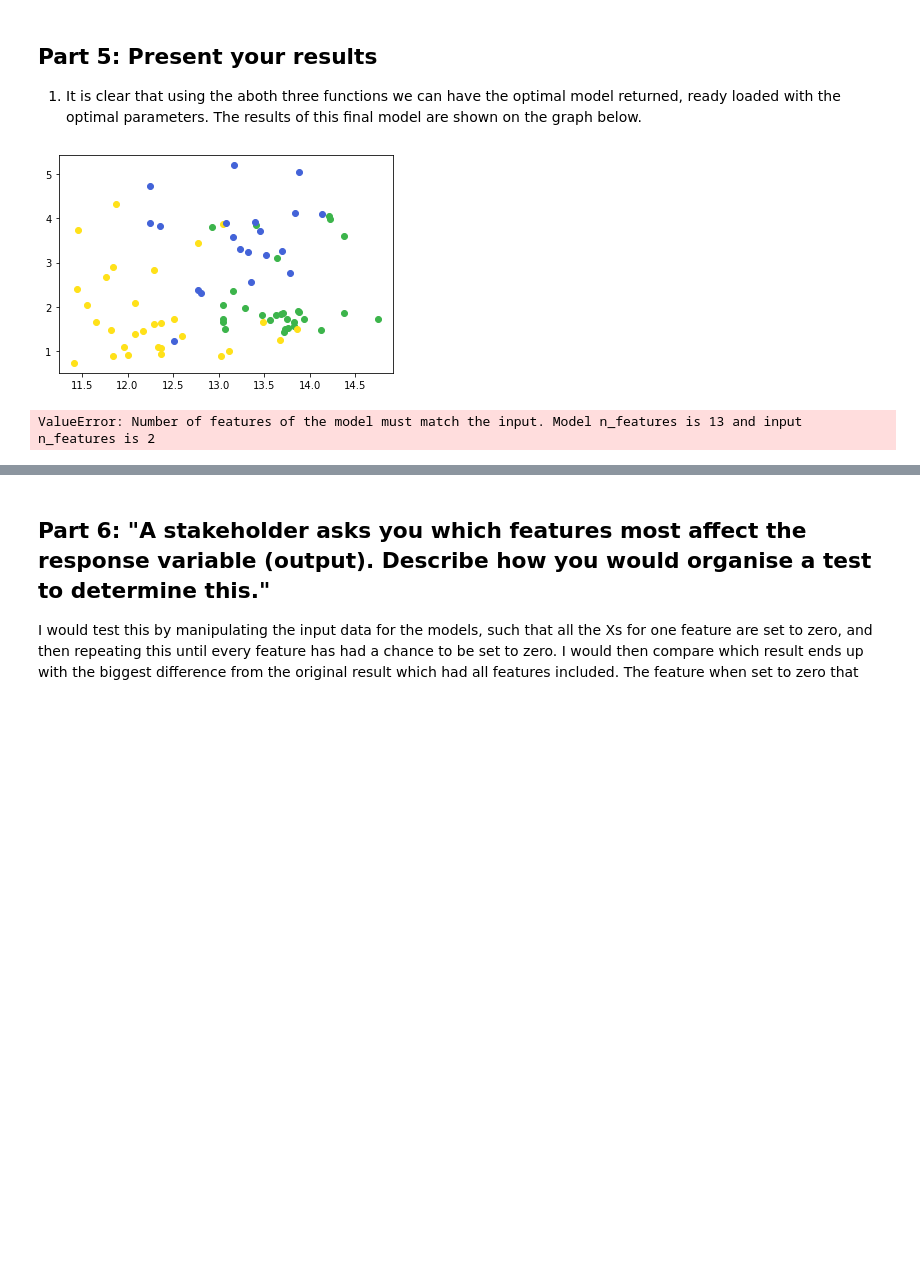
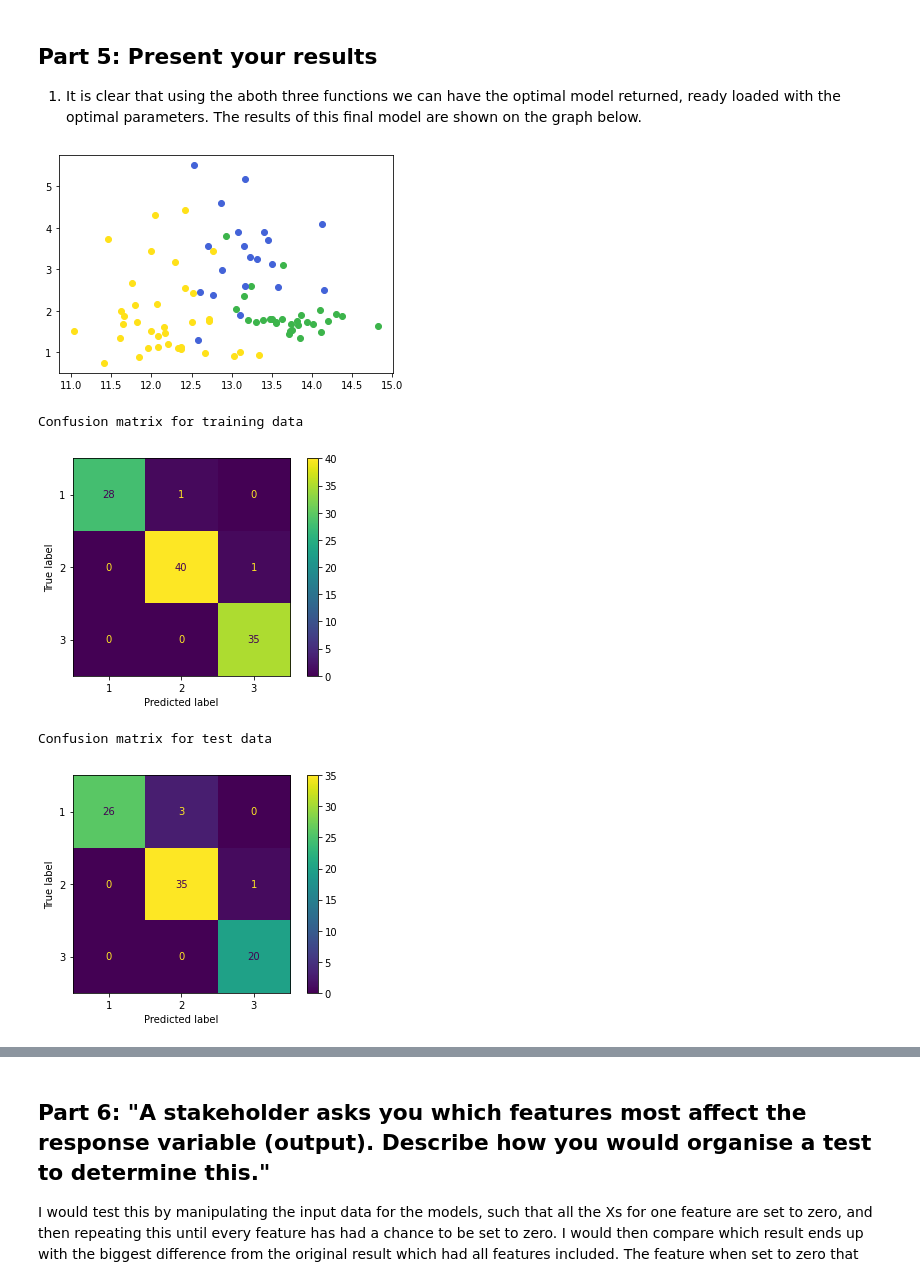
Before and after one commit to SherZach/Machine-Learning-Algos, a Jupyter notebook: ML_Project_1.ipynb, the cells around one changed output, grey strips where cells are left out. Drawn from its saved outputs; the diff is of its cells as text; code cells hidden in the pictures; blank space fills up the shorter version.

Commit message:
Fixed the data visualisation section

```diff
--- a/ML_Project_1.ipynb
+++ b/ML_Project_1.ipynb
@@ -253,14 +250,24 @@ Therefore, the best model was LogisticRegression with an accuracy of 0.903614457
 # %%
 import sys
 sys.path.append('..')
 from utils import get_classification_data, show_data, visualise_predictions, colors
+from sklearn.metrics import plot_confusion_matrix
+import matplotlib.pyplot as plt
 
 accuracy_score(model.predict(test_X), test_y)
 show_data(test_X, test_y)
-visualise_predictions(model.predict, test_X, test_y)
+print("Confusion matrix for training data:")
+plot_confusion_matrix(model, train_X, train_y, display_labels=["1", "2", "3"])
+plt.show()
+print("Confusion matrix for test data:")
+plot_confusion_matrix(model, test_X, test_y, display_labels=["1", "2", "3"])
+plt.show()
 # %% [output]
-[figure, old version]
+[figure, new version]
-ValueError: Number of features of the model must match the input. Model n_features is 13 and input n_features is 2
+Confusion matrix for training data
+[figure, added]
+Confusion matrix for test data
+[figure, added]
 # %% [markdown]
 Part 5 (continued):
 
```
Also changed, not shown: parts of 6 cells of this notebook, 2 other files.
